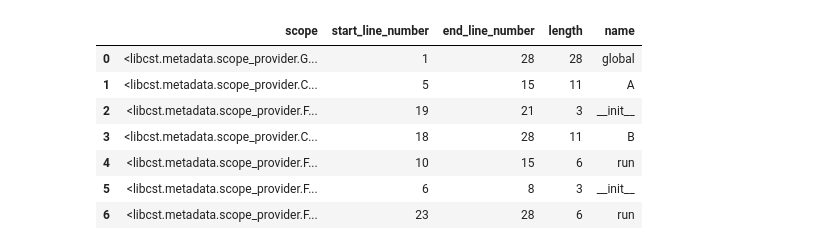
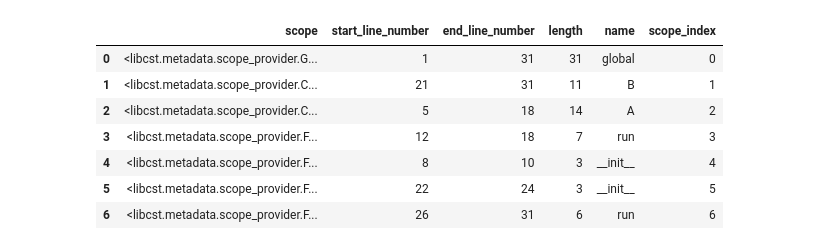
Before and after one commit to erez-aharonov/alkh, a Jupyter notebook: notebooks/explain_var.ipynb, the cells around one changed output. Drawn from its saved outputs; the diff is of its cells as text; code cells hidden in the pictures.

Commit message:
scope call graph analysis

```diff
--- a/notebooks/explain_var.ipynb
+++ b/notebooks/explain_var.ipynb
@@ -307,5 +17,0 @@ class A:
-# %%
-wrapper = cst.metadata.MetadataWrapper(cst.parse_module(file_content))
-scopes = set(wrapper.resolve(cst.metadata.ScopeProvider).values())
-for scope in scopes:
-    print(scope)
@@ -350,14 +31,16 @@ def get_range(scope, file_number_of_lines, ranges):
     output_series = pd.Series(values, index=names)
     return output_series
 # %%
-b = a["scope"].apply(get_range, args=(file_number_of_lines, ranges))
-b
+a = pd.Series(list(scopes)).to_frame('scope')
+scopes_df = a["scope"].apply(get_range, args=(file_number_of_lines, ranges))
+scopes_df["scope_index"] = range(len(scopes_df))
+scopes_df
 # %% [output]
-|  | scope | start_line_number | end_line_number | length | name |
-| 0 | <libcst.metadata.scope_provider.G... | 1 | 28 | 28 | global |
-| 1 | <libcst.metadata.scope_provider.C... | 5 | 15 | 11 | A |
-| 2 | <libcst.metadata.scope_provider.F... | 19 | 21 | 3 | __init__ |
-| 3 | <libcst.metadata.scope_provider.C... | 18 | 28 | 11 | B |
-| 4 | <libcst.metadata.scope_provider.F... | 10 | 15 | 6 | run |
-| 5 | <libcst.metadata.scope_provider.F... | 6 | 8 | 3 | __init__ |
-| 6 | <libcst.metadata.scope_provider.F... | 23 | 28 | 6 | run |
+|  | scope | start_line_number | end_line_number | length | name | scope_index |
+| 0 | <libcst.metadata.scope_provider.G... | 1 | 31 | 31 | global | 0 |
+| 1 | <libcst.metadata.scope_provider.C... | 21 | 31 | 11 | B | 1 |
+| 2 | <libcst.metadata.scope_provider.C... | 5 | 18 | 14 | A | 2 |
+| 3 | <libcst.metadata.scope_provider.F... | 12 | 18 | 7 | run | 3 |
+| 4 | <libcst.metadata.scope_provider.F... | 8 | 10 | 3 | __init__ | 4 |
+| 5 | <libcst.metadata.scope_provider.F... | 22 | 24 | 3 | __init__ | 5 |
+| 6 | <libcst.metadata.scope_provider.F... | 26 | 31 | 6 | run | 6 |
```
Also changed, not shown: parts of 80 cells of this notebook, 4 other files.
